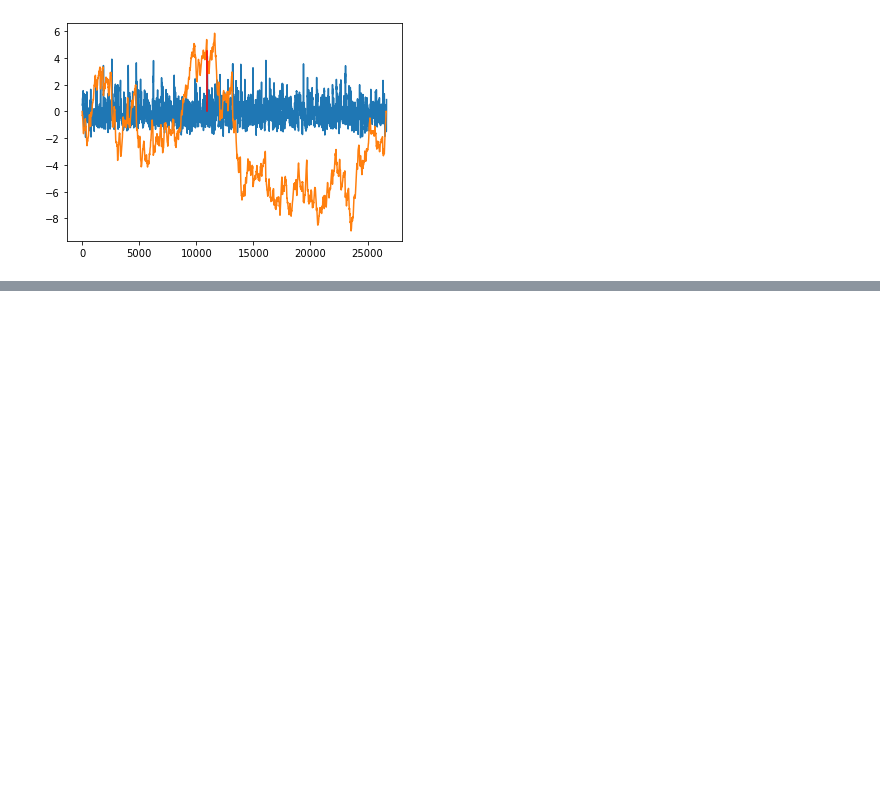
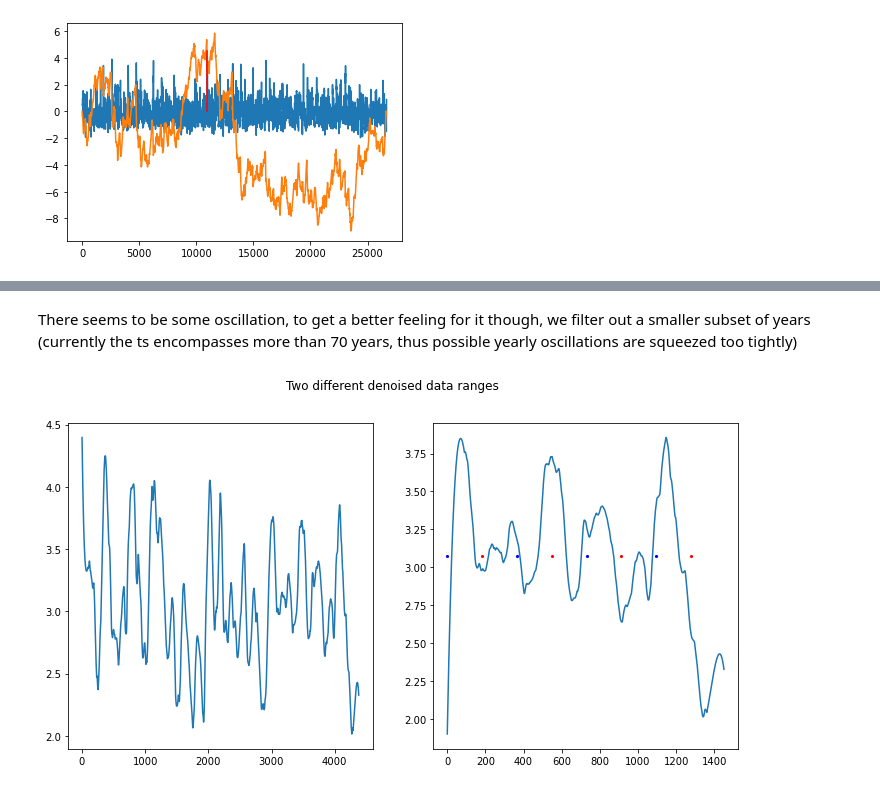
Before and after one commit to l3-w3nning/Delta_Gamma_Hedging, a Jupyter notebook: WeatherScript.ipynb, the cells around one changed output, grey strips where cells are left out. Saved outputs shown, nothing was run; the diff lists cells and outputs as text; code cells hidden in the pictures; blank space fills up the shorter version.

```diff
--- a/WeatherScript.ipynb
+++ b/WeatherScript.ipynb
@@ -320,0 +332,32 @@ plt.xlabel('n_components')
+# %% [markdown]
+There seems to be some oscillation, to get a better feeling for it though, we filter out a smaller subset of years (currently the ts encompasses more than 70 years, thus possible yearly oscillations are squeezed too tightly)
+# %%
+df_1.head()
+df_1_filtered = df_1.query('date>20100101')
+#plt.plot(df_1_filtered.vola)
+w = savgol_filter(df_1_filtered.vola, window_length = 181, polyorder=3)
+df_1_filtered = df_1.query('date>20180110')
+w1 = savgol_filter(df_1_filtered.vola, window_length = 181, polyorder=3)
+
+fig, (ax1, ax2) = plt.subplots(1, 2,figsize=(12,6))
+fig.suptitle('Two different denoised data ranges')
+ax1.plot(w)
+ax2.plot(w1)
+#mark the seasons with dots
+col=[]
+len_seasons = int(np.floor(len(df_1_filtered)/182.625))+1 #182.625 days is half a year (accounting for leap years)
+xrange=np.arange(len(df_1_filtered))
+for i in range(len_seasons):
+    if i%2==0: # we start with winter
+        col.append('blue')
+    else:
+        col.append('red')
+
+for i in range(len_seasons):
+
+    # plotting the corresponding x with y
+    # and respective color
+    ax2.scatter(np.floor(i*182.625), np.mean(w1), c = col[i], s = 10,
+                linewidth = 0)
+# %% [output]
+[figure, added]
```
Also changed, not shown: parts of 17 cells of this notebook, 1 other file.
